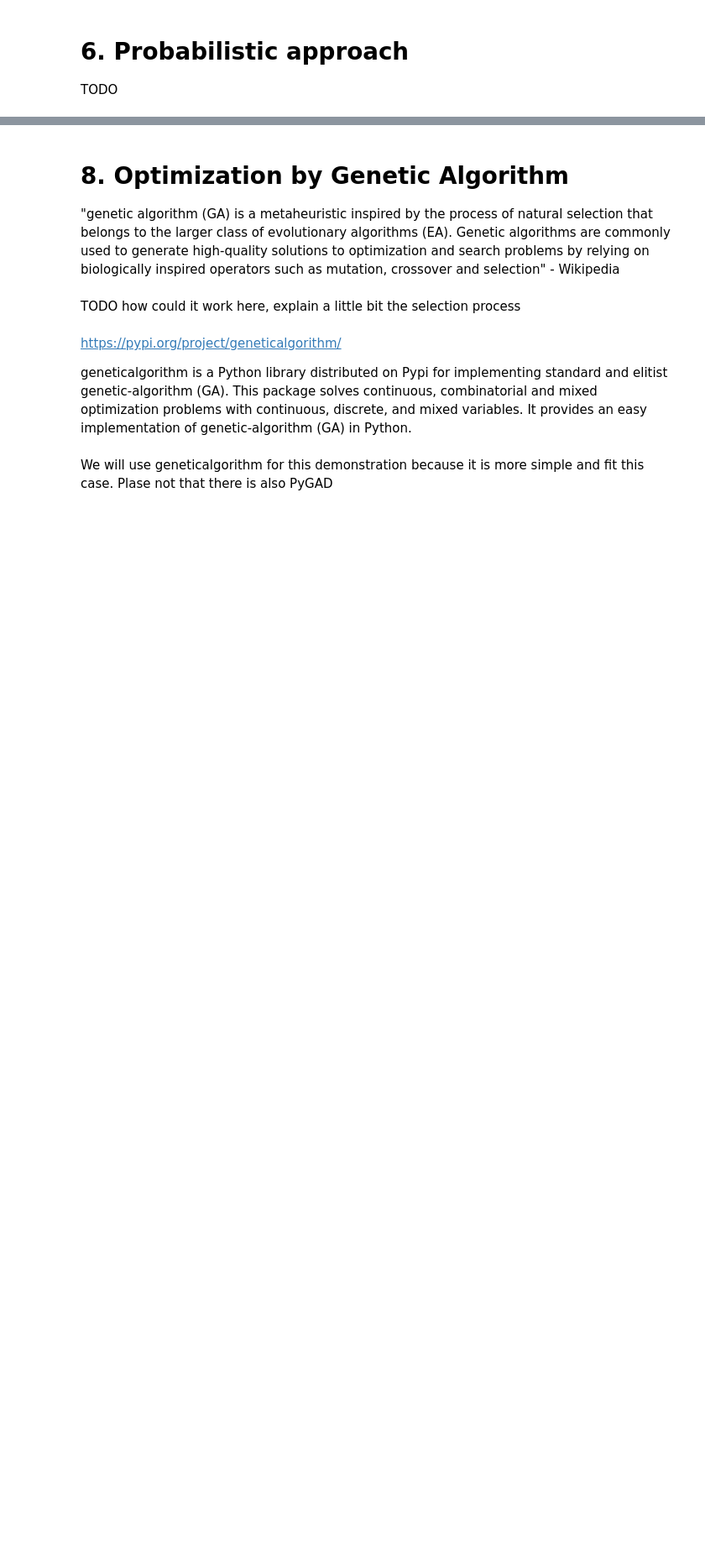
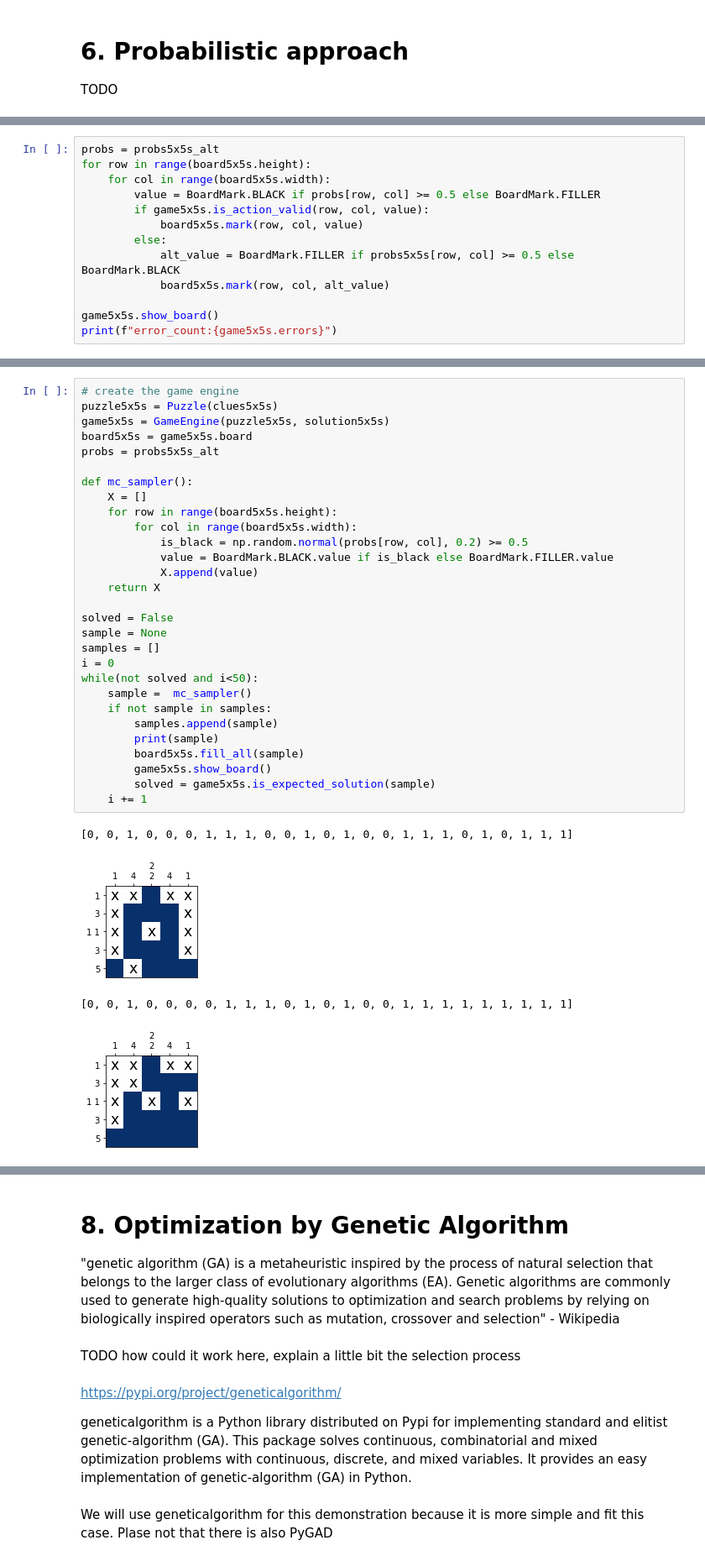
Before and after one commit to cfalguiere/python_experiments, a Jupyter notebook: nono/05-POCs-WIP.ipynb, the cells around one changed output, grey strips where cells are left out. Shown at 84% size. Drawn from its saved outputs; the diff is of its cells as text; blank space fills up the shorter version.

```diff
--- a/nono/05-POCs-WIP.ipynb
+++ b/nono/05-POCs-WIP.ipynb
@@ -502,0 +554,13 @@ simpy, sympy, cypy
+# %%
+probs = probs5x5s_alt
+for row in range(board5x5s.height):
+    for col in range(board5x5s.width):
+        value = BoardMark.BLACK if probs[row, col] >= 0.5 else BoardMark.FILLER
+        if game5x5s.is_action_valid(row, col, value):
+            board5x5s.mark(row, col, value)
+        else:
+            alt_value = BoardMark.FILLER if probs5x5s[row, col] >= 0.5 else BoardMark.BLACK
+            board5x5s.mark(row, col, alt_value)
+
+game5x5s.show_board()
+print(f"error_count:{game5x5s.errors}")
@@ -502,0 +623,34 @@ simpy, sympy, cypy
+# %%
+# create the game engine
+puzzle5x5s = Puzzle(clues5x5s)
+game5x5s = GameEngine(puzzle5x5s, solution5x5s)
+board5x5s = game5x5s.board
+probs = probs5x5s_alt
+
+def mc_sampler():
+    X = []
+    for row in range(board5x5s.height):
+        for col in range(board5x5s.width):
+            is_black = np.random.normal(probs[row, col], 0.2) >= 0.5
+            value = BoardMark.BLACK.value if is_black else BoardMark.FILLER.value
+            X.append(value)
+    return X
+
+solved = False
+sample = None
+samples = []
+i = 0
+while(not solved and i<50):
+    sample =  mc_sampler()
+    if not sample in samples:
+        samples.append(sample)
+        print(sample)
+        board5x5s.fill_all(sample)
+        game5x5s.show_board()
+        solved = game5x5s.is_expected_solution(sample)
+    i += 1
+# %% [output]
+[0, 0, 1, 0, 0, 0, 1, 1, 1, 0, 0, 1, 0, 1, 0, 0, 1, 1, 1, 0, 1, 0, 1, 1, 1]
+[figure, added]
+[0, 0, 1, 0, 0, 0, 0, 1, 1, 1, 0, 1, 0, 1, 0, 0, 1, 1, 1, 1, 1, 1, 1, 1, 1]
+[figure, added]
```
Also changed, not shown: parts of 93 cells of this notebook, 3 other files.
